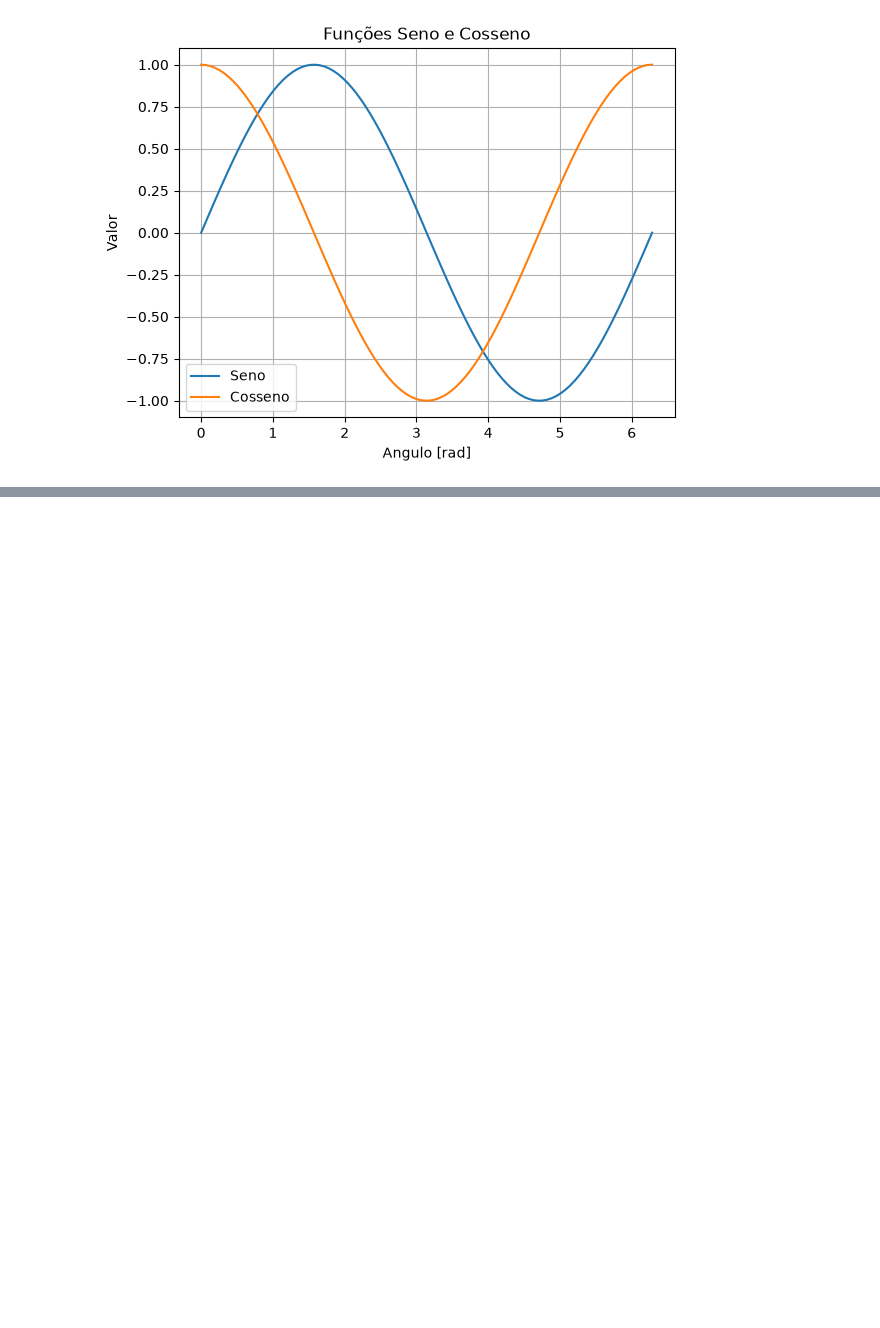
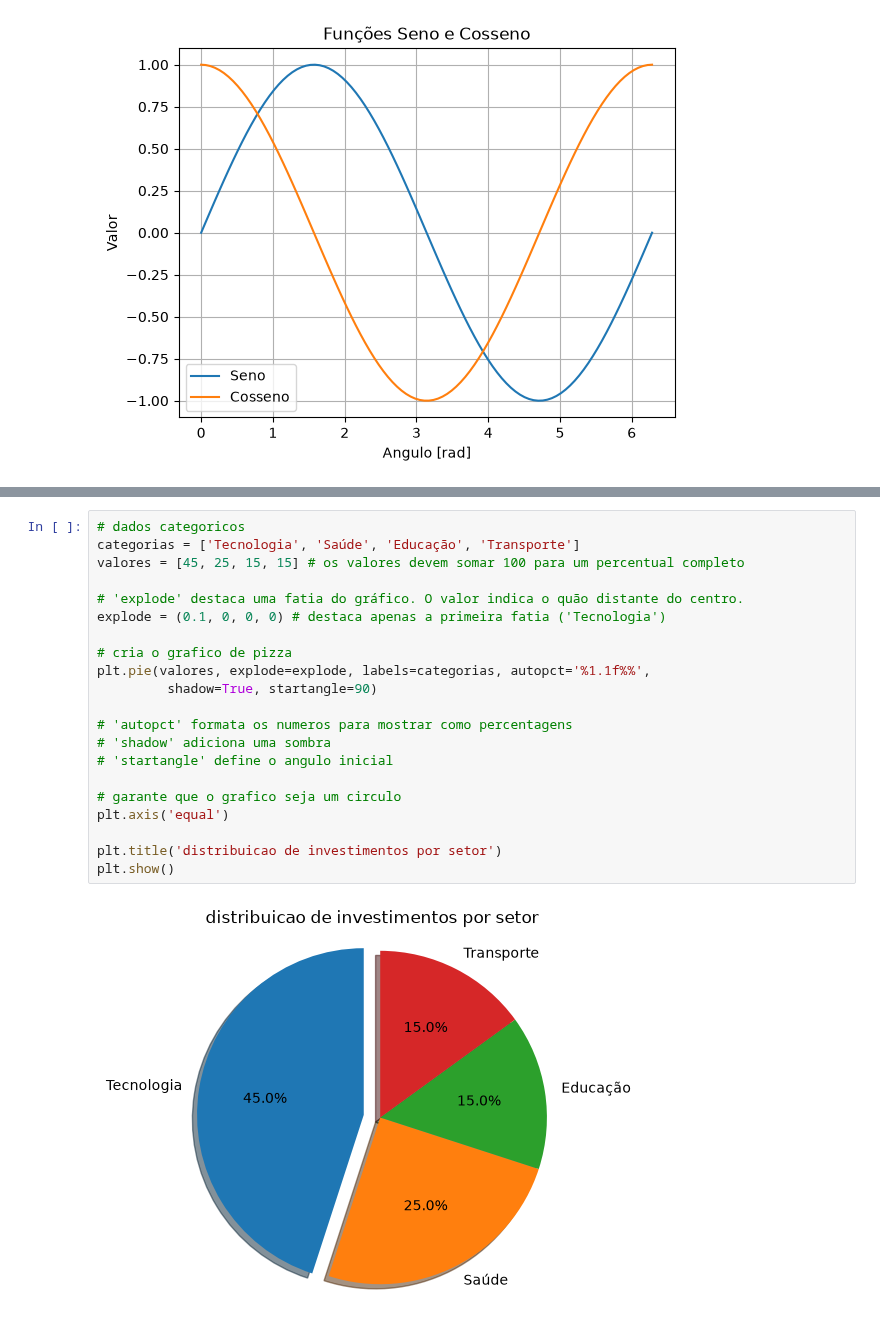
Before and after one commit to oVeronezi/aprendizagem-maquina, a Jupyter notebook: aula2/Matplotlib e Numpy.ipynb, the cells around one changed output, grey strips where cells are left out. Drawn from its saved outputs; the diff is of its cells as text; blank space fills up the shorter version.

```diff
--- a/aula2/Matplotlib e Numpy.ipynb
+++ b/aula2/Matplotlib e Numpy.ipynb
@@ -118,0 +168,23 @@ plt.show
+# %%
+# dados categoricos
+categorias = ['Tecnologia', 'Saúde', 'Educação', 'Transporte']
+valores = [45, 25, 15, 15] # os valores devem somar 100 para um percentual completo
+
+# 'explode' destaca uma fatia do gráfico. O valor indica o quão distante do centro.
+explode = (0.1, 0, 0, 0) # destaca apenas a primeira fatia ('Tecnologia')
+
+# cria o grafico de pizza
+plt.pie(valores, explode=explode, labels=categorias, autopct='%1.1f%%',
+         shadow=True, startangle=90)
+
+# 'autopct' formata os numeros para mostrar como percentagens
+# 'shadow' adiciona uma sombra
+# 'startangle' define o angulo inicial
+
+# garante que o grafico seja um circulo
+plt.axis('equal')
+
+plt.title('distribuicao de investimentos por setor')
+plt.show()
+# %% [output]
+[figure, added]
```
Also changed, not shown: parts of 4 cells of this notebook.
